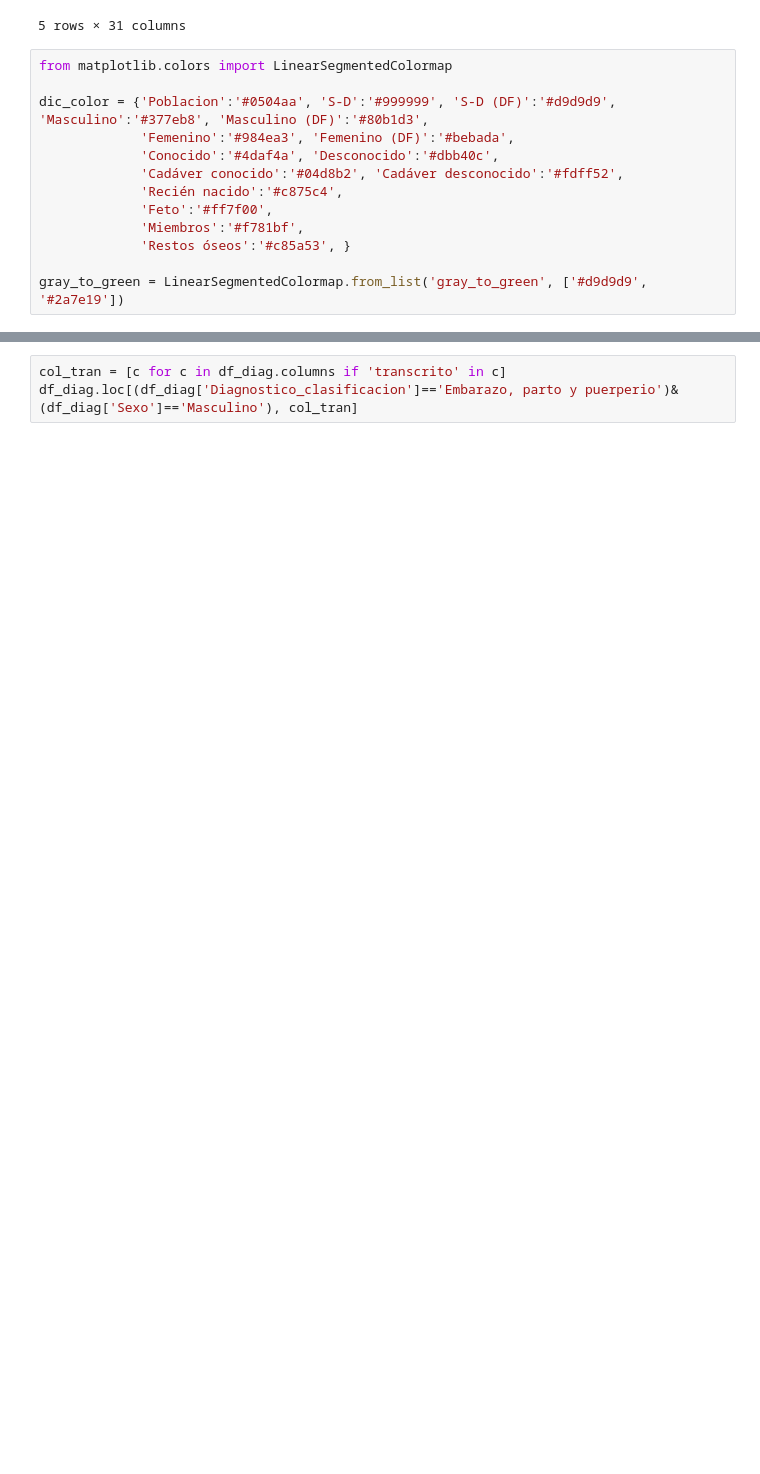
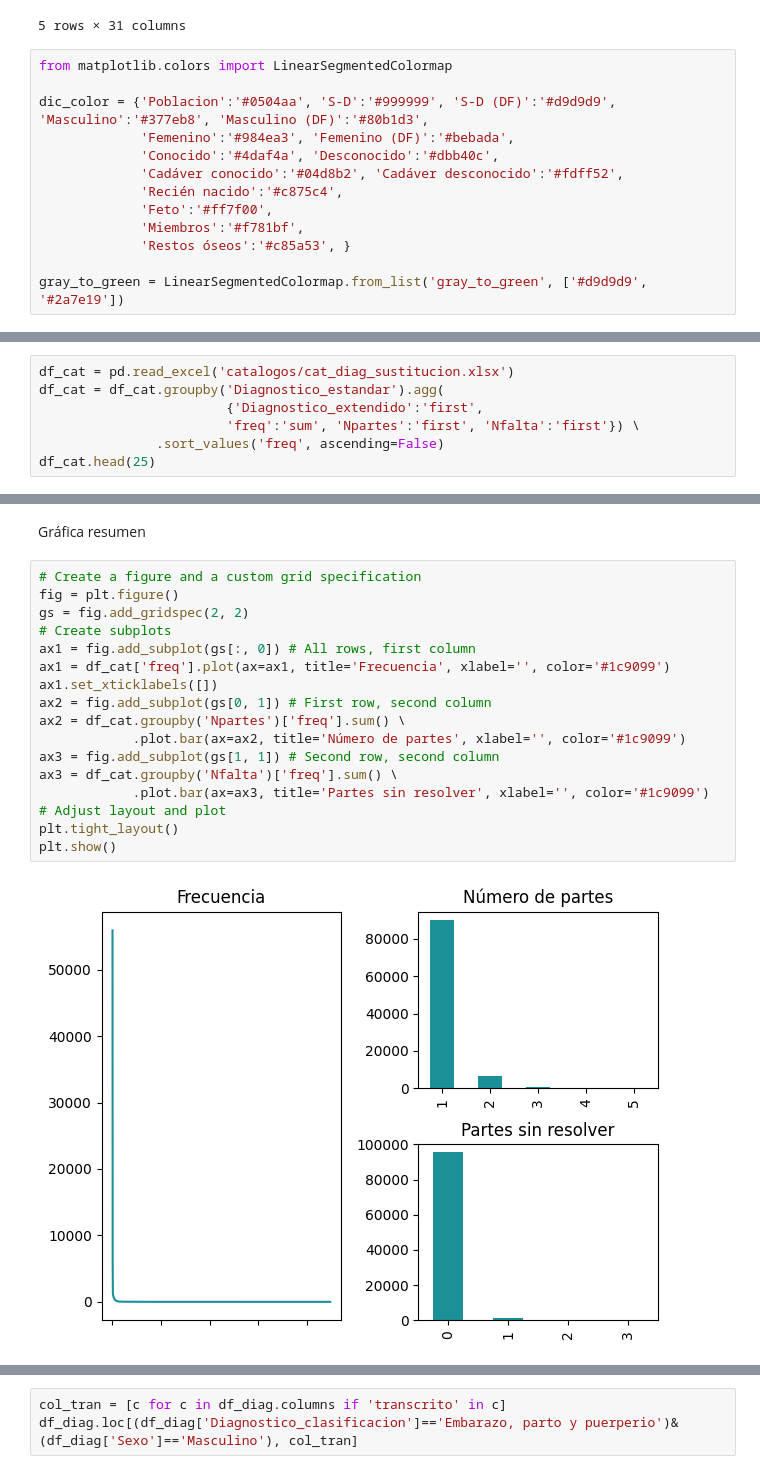
Before and after one commit to mar-esther23/SEMEFO_busqueda, a Jupyter notebook: HBO_analisis_diag.ipynb, the cells around one changed output, grey strips where cells are left out. Drawn from its saved outputs; the diff is of its cells as text; blank space fills up the shorter version.

Commit message:
Analisis diagnosticos

```diff
--- a/HBO_analisis_diag.ipynb
+++ b/HBO_analisis_diag.ipynb
@@ -146,0 +87,7 @@ export_networkx_to_yed(G, 'data_clean/HBO_diag_graph.graphml')
+# %%
+df_cat = pd.read_excel('catalogos/cat_diag_sustitucion.xlsx')
+df_cat = df_cat.groupby('Diagnostico_estandar').agg(
+                        {'Diagnostico_extendido':'first',
+                        'freq':'sum', 'Npartes':'first', 'Nfalta':'first'}) \
+               .sort_values('freq', ascending=False)
+df_cat.head(25)
@@ -146,0 +136,21 @@ export_networkx_to_yed(G, 'data_clean/HBO_diag_graph.graphml')
+# %% [markdown]
+Gráfica resumen
+# %%
+# Create a figure and a custom grid specification
+fig = plt.figure()
+gs = fig.add_gridspec(2, 2)
+# Create subplots
+ax1 = fig.add_subplot(gs[:, 0]) # All rows, first column
+ax1 = df_cat['freq'].plot(ax=ax1, title='Frecuencia', xlabel='', color='#1c9099')
+ax1.set_xticklabels([])
+ax2 = fig.add_subplot(gs[0, 1]) # First row, second column
+ax2 = df_cat.groupby('Npartes')['freq'].sum() \
+            .plot.bar(ax=ax2, title='Número de partes', xlabel='', color='#1c9099')
+ax3 = fig.add_subplot(gs[1, 1]) # Second row, second column
+ax3 = df_cat.groupby('Nfalta')['freq'].sum() \
+            .plot.bar(ax=ax3, title='Partes sin resolver', xlabel='', color='#1c9099')
+# Adjust layout and plot
+plt.tight_layout()
+plt.show()
+# %% [output]
+[figure, added]
```
Also changed, not shown: parts of 34 cells of this notebook, 16 other files.
